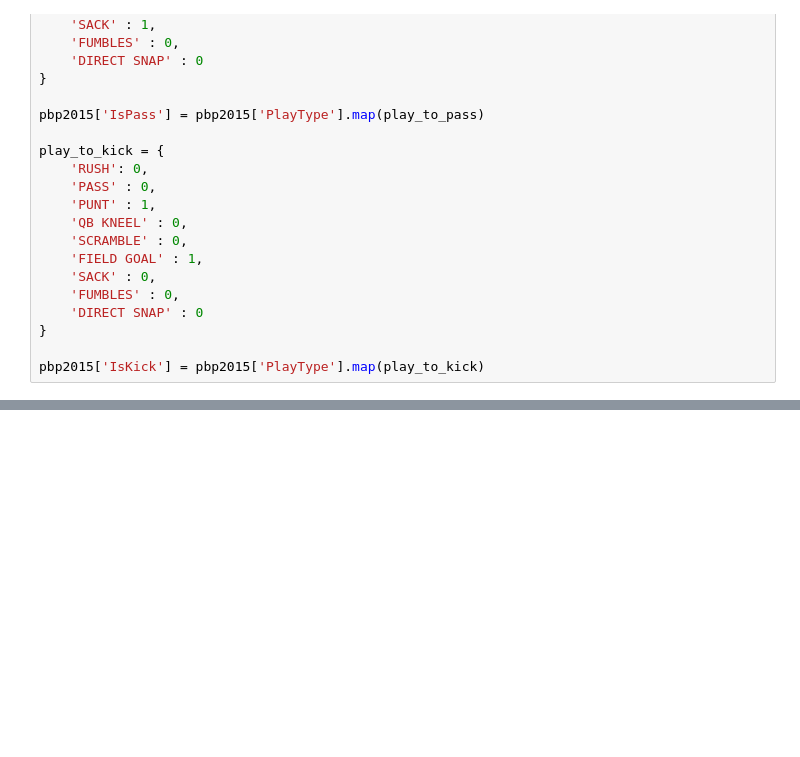
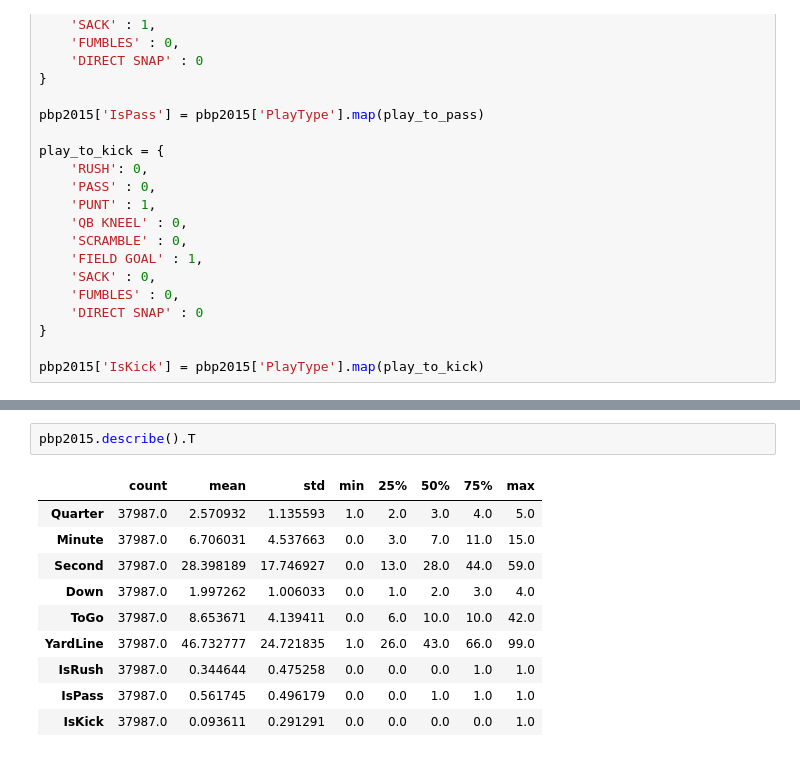
Before and after one commit to zreyn/nfl, a Jupyter notebook: nfl-eda.ipynb, the cells around one changed output, grey strips where cells are left out. Saved outputs shown, nothing was run; the diff lists cells and outputs as text; blank space fills up the shorter version.

```diff
--- a/nfl-eda.ipynb
+++ b/nfl-eda.ipynb
@@ -153,0 +214,13 @@ pbp2015.shape
+# %%
+pbp2015.describe().T
+# %% [output]
+|  | count | mean | std | min | 25% | 50% | 75% | max |
+| Quarter | 37987.0 | 2.570932 | 1.135593 | 1.0 | 2.0 | 3.0 | 4.0 | 5.0 |
+| Minute | 37987.0 | 6.706031 | 4.537663 | 0.0 | 3.0 | 7.0 | 11.0 | 15.0 |
+| Second | 37987.0 | 28.398189 | 17.746927 | 0.0 | 13.0 | 28.0 | 44.0 | 59.0 |
+| Down | 37987.0 | 1.997262 | 1.006033 | 0.0 | 1.0 | 2.0 | 3.0 | 4.0 |
+| ToGo | 37987.0 | 8.653671 | 4.139411 | 0.0 | 6.0 | 10.0 | 10.0 | 42.0 |
+| YardLine | 37987.0 | 46.732777 | 24.721835 | 1.0 | 26.0 | 43.0 | 66.0 | 99.0 |
+| IsRush | 37987.0 | 0.344644 | 0.475258 | 0.0 | 0.0 | 0.0 | 1.0 | 1.0 |
+| IsPass | 37987.0 | 0.561745 | 0.496179 | 0.0 | 0.0 | 1.0 | 1.0 | 1.0 |
+| IsKick | 37987.0 | 0.093611 | 0.291291 | 0.0 | 0.0 | 0.0 | 0.0 | 1.0 |
```
Also changed, not shown: parts of 21 cells of this notebook.
